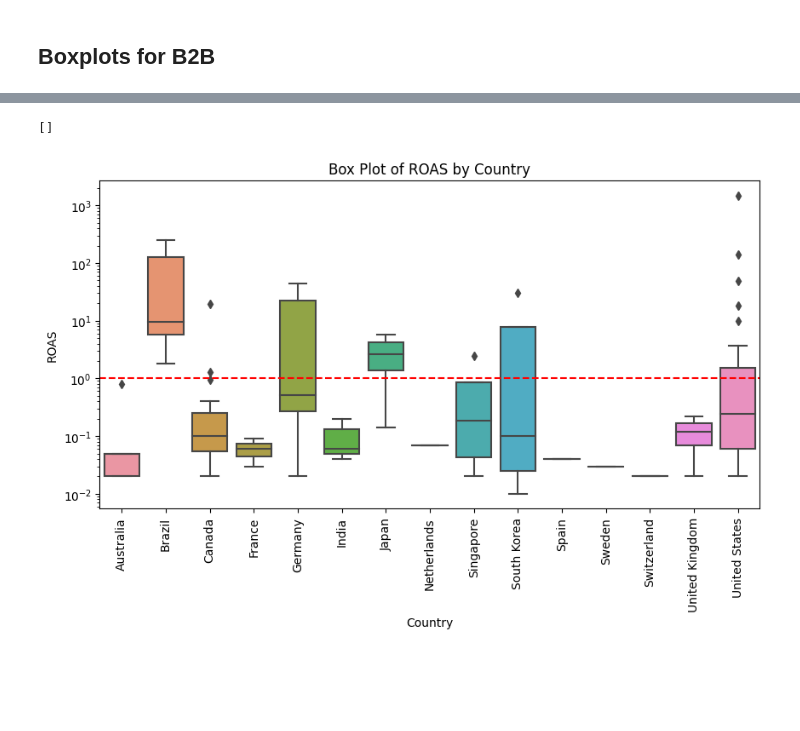
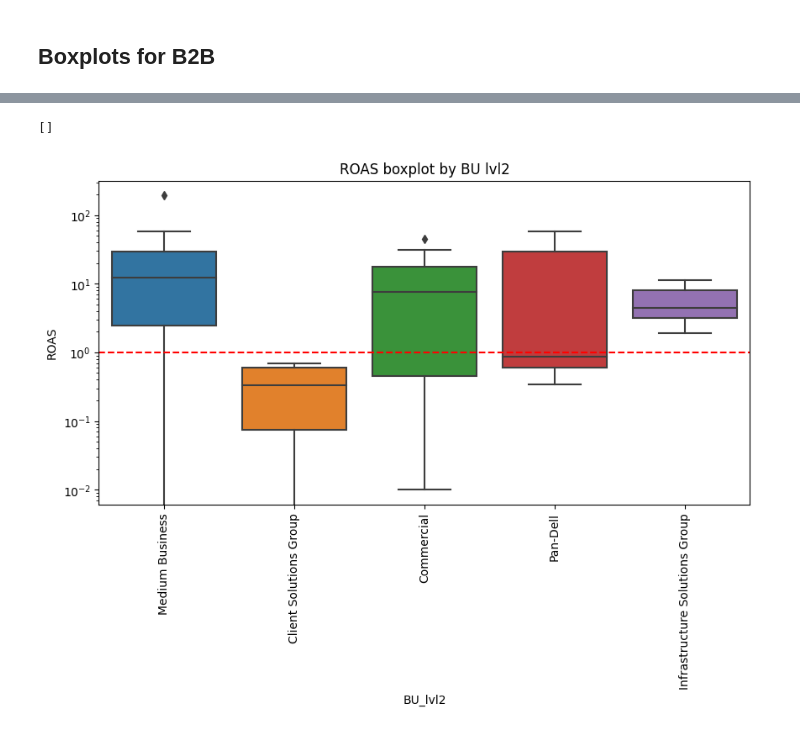
Before and after one commit to 0xrsfagundes/File-Manipulation, a Jupyter notebook: Audience Performance Analysis/ROAS Analysis.ipynb, the cells around one changed output, grey strips where cells are left out. Drawn from its saved outputs; the diff is of its cells as text; code cells hidden in the pictures; blank space fills up the shorter version.

```diff
--- a/Audience Performance Analysis/ROAS Analysis.ipynb
+++ b/Audience Performance Analysis/ROAS Analysis.ipynb
@@ -79,12 +80,11 @@ agg_funcs = {
 grouped_df = new_df.groupby(grouping_cols).agg(agg_funcs).reset_index()
 
 # Calculate ROAS
-grouped_df['ROAS'] = grouped_df['Spend'] / grouped_df['Revenue']
+grouped_df['ROAS'] = grouped_df['Revenue'] / grouped_df['Spend']
 
 # Round the values in the 'grouped_df' DataFrame to two decimal places
 grouped_df = grouped_df.round(decimals=2, out=None)
 
-
 # Print or display the new dataframe
 grouped_df.head()
 # %% [output]
@@ -218,23 +238,23 @@ plt.semilogy()
 # %%
 # Create a box plot by 'BU_lvl1'
 fig, ax1 = plt.subplots(figsize=(10, 5))
 
 # Set plot title and labels
-ax1.set_title('Box Plot of ROAS by Country')
+ax1.set_title('ROAS boxplot by BU lvl2')
 ax1.set_ylabel('ROAS')
 
 # Create the box plot
-sns.boxplot(data=grouped_b2b_df, x='Country', y='ROAS')
+sns.boxplot(data=grouped_b2b_df, x='BU_lvl2', y='ROAS')
 
 plt.axhline(y=1, color='r', linestyle='--', label='ROAS = 1')
 
 plt.xticks(rotation=90)
 
 # Show the plot
 plt.semilogy()
 # %% [output]
 []
-[figure, old version]
+[figure, new version]
 # %%
 # Create a box plot by 'BU_lvl1'
 fig, ax1 = plt.subplots(figsize=(10, 5))
```
Also changed, not shown: parts of 12 cells of this notebook, 1 other file.
